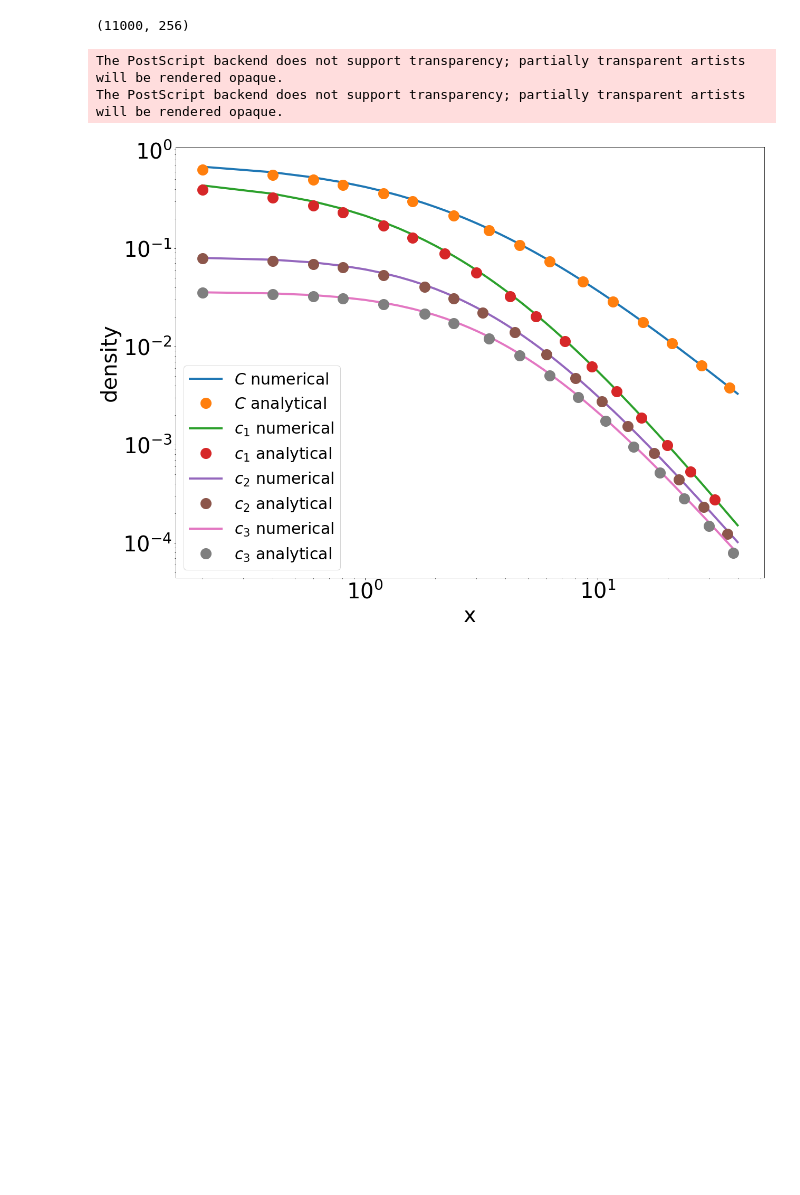
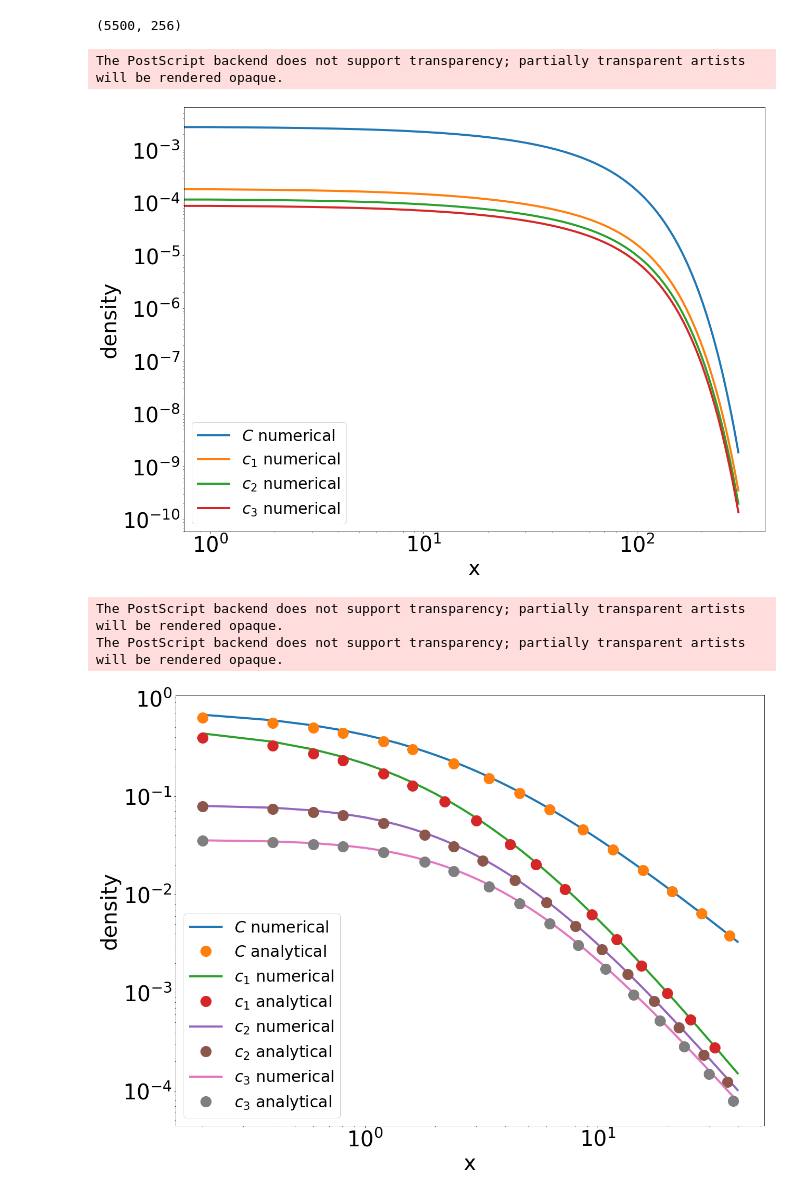
Before and after one commit to RishatZagidullin/coagulation-advection-1d, a Jupyter notebook: run_folder/draw_article.ipynb, the cells around one changed output. Drawn from its saved outputs; the diff is of its cells as text; code cells hidden in the pictures; blank space fills up the shorter version.

```diff
--- a/run_folder/draw_article.ipynb
+++ b/run_folder/draw_article.ipynb
@@ -3,15 +3,39 @@ import numpy as np
 import matplotlib.pyplot as plt
 from scipy.special import gamma
 # %%
-res = np.loadtxt("res_diff.txt")
+res = np.loadtxt("output1.txt")
 
 print(res.shape)
 
-time = 9
+time = 10
 
-res = res.reshape((time+1, 1000, 256))
+res = res.reshape((time+1, 500, 256))
 # %% [output]
-(11000, 256)
+(5500, 256)
+# %%
+firsty = 100
+lasty = -100
+
+plt.figure(figsize=(20,15))
+plt.plot(res[time][firsty:lasty].sum(axis=1), label='$C$ numerical', lw=4)
+plt.plot(res[time][firsty:lasty, 0], label='$c_1$ numerical', lw=4)
+plt.plot(res[time][firsty:lasty, 1], label='$c_2$ numerical', lw=4)
+plt.plot(res[time][firsty:lasty, 2], label='$c_3$ numerical', lw=4)
+
+#plt.title("Steady state solution of Diffusion-Coagulation system", fontsize=30)
+plt.xticks(fontsize=40)
+ax = plt.gca()
+ax.tick_params(axis='both', which='minor', labelsize=40)
+plt.xlabel("x", fontsize=40)
+plt.xscale('log')
+plt.yticks(fontsize=40)
+plt.ylabel("density", fontsize=40)
+plt.yscale('log')
+plt.legend(fontsize=30)
+plt.savefig("Fig1.eps", format='eps')
+# %% [output]
+The PostScript backend does not support transparency; partially transparent artists will be rendered opaque.
+[figure, added]
 # %%
 J = 1.0
 x = np.linspace(0.0, 200, 1000)
```
Also changed, not shown: 4 other files.
